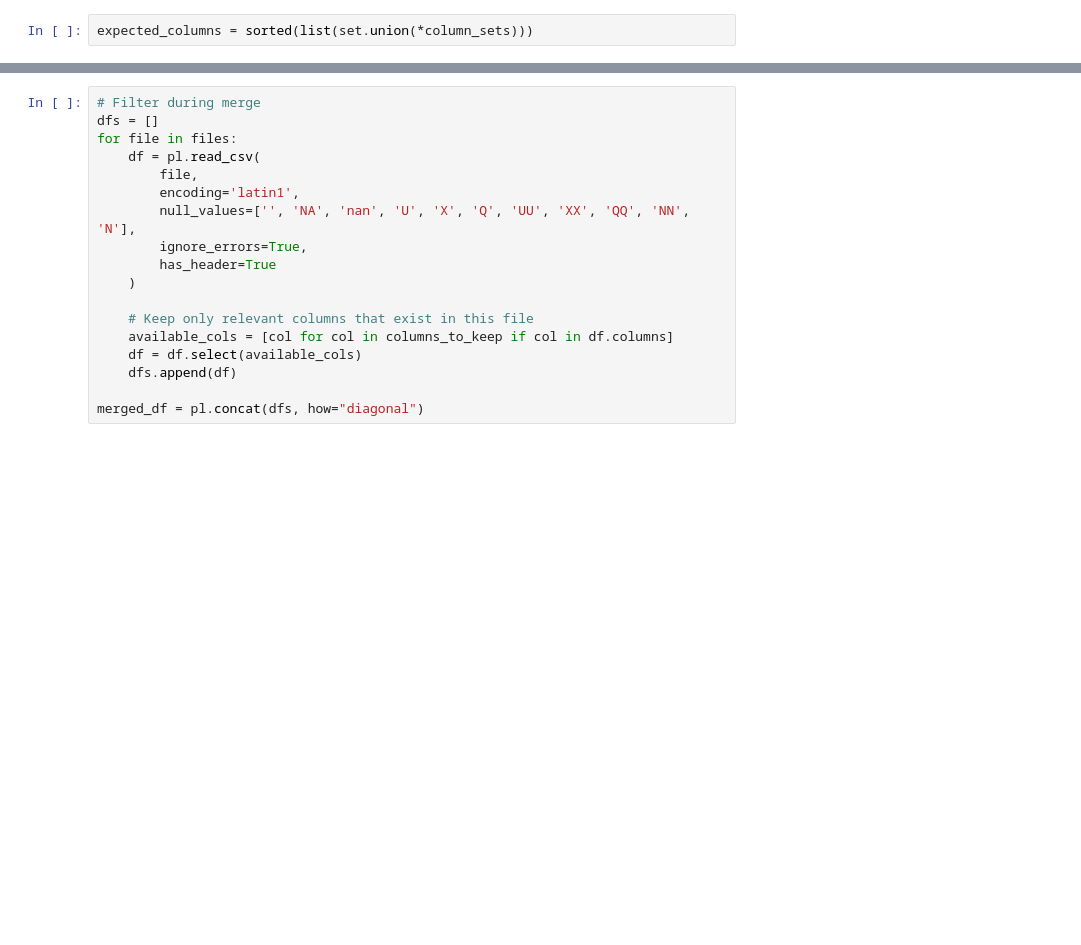
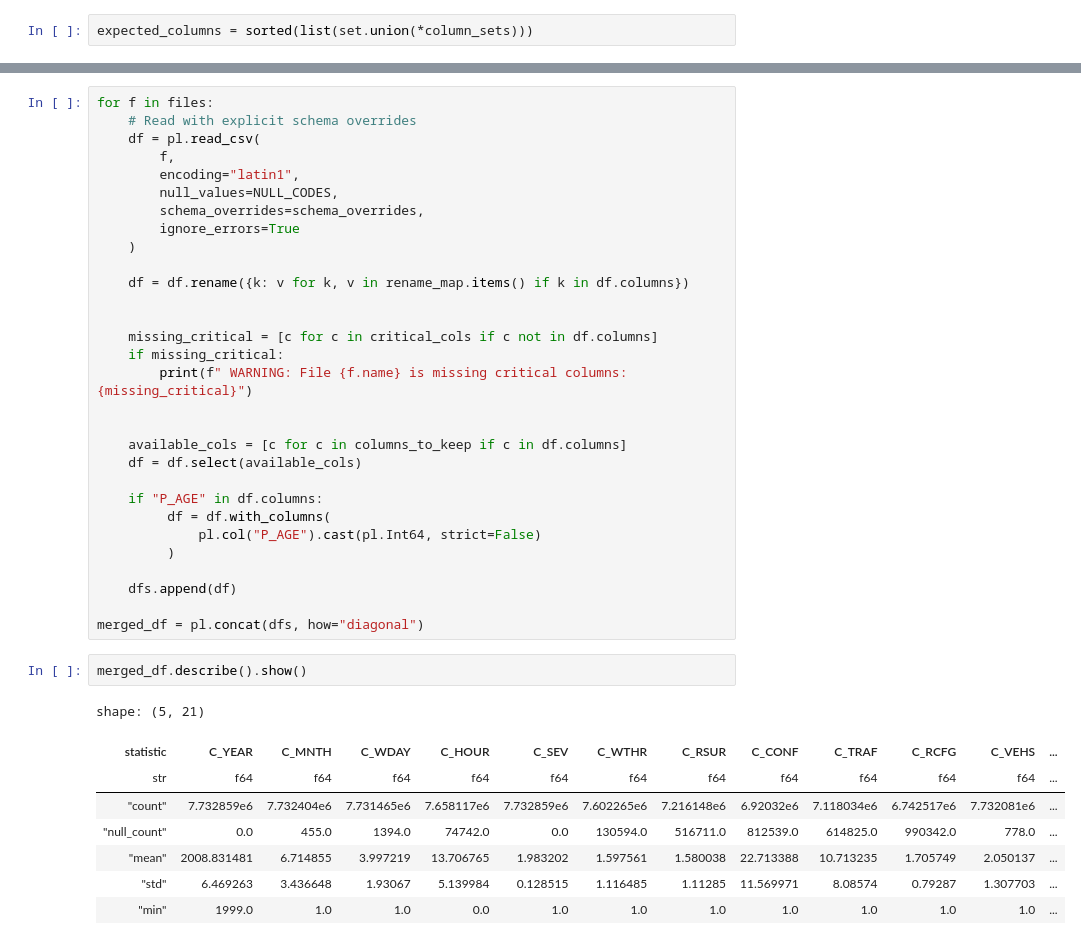
Before and after one commit to Hit-rajput/blood-supply-risk-monitor, a Jupyter notebook: notebooks/explotory_analysis_NCDB.ipynb, the cells around one changed output, grey strips where cells are left out. Drawn from its saved outputs; the diff is of its cells as text; blank space fills up the shorter version.

```diff
--- a/notebooks/explotory_analysis_NCDB.ipynb
+++ b/notebooks/explotory_analysis_NCDB.ipynb
@@ -90,19 +119,42 @@ columns_to_keep = [
 # %%
-# Filter during merge
-dfs = []
-for file in files:
+for f in files:
+    # Read with explicit schema overrides
     df = pl.read_csv(
-        file,
-        encoding='latin1',
-        null_values=['', 'NA', 'nan', 'U', 'X', 'Q', 'UU', 'XX', 'QQ', 'NN', 'N'],
-        ignore_errors=True,
-        has_header=True
+        f,
+        encoding="latin1",
+        null_values=NULL_CODES,
+        schema_overrides=schema_overrides,
+        ignore_errors=True
     )
 
-    # Keep only relevant columns that exist in this file
-    available_cols = [col for col in columns_to_keep if col in df.columns]
+    df = df.rename({k: v for k, v in rename_map.items() if k in df.columns})
+
+
+    missing_critical = [c for c in critical_cols if c not in df.columns]
+    if missing_critical:
+        print(f" WARNING: File {f.name} is missing critical columns: {missing_critical}")
+
+
+    available_cols = [c for c in columns_to_keep if c in df.columns]
     df = df.select(available_cols)
+
+    if "P_AGE" in df.columns:
+         df = df.with_columns(
+             pl.col("P_AGE").cast(pl.Int64, strict=False)
+         )
+
     dfs.append(df)
 
 merged_df = pl.concat(dfs, how="diagonal")
+# %%
+merged_df.describe().show()
+# %% [output]
+shape: (5, 21)
+| statistic | C_YEAR | C_MNTH | C_WDAY | C_HOUR | C_SEV | C_WTHR | C_RSUR | C_CONF | C_TRAF | C_RCFG | C_VEHS | ... |
+| str | f64 | f64 | f64 | f64 | f64 | f64 | f64 | f64 | f64 | f64 | f64 | ... |
+| "count" | 7.732859e6 | 7.732404e6 | 7.731465e6 | 7.658117e6 | 7.732859e6 | 7.602265e6 | 7.216148e6 | 6.92032e6 | 7.118034e6 | 6.742517e6 | 7.732081e6 | ... |
+| "null_count" | 0.0 | 455.0 | 1394.0 | 74742.0 | 0.0 | 130594.0 | 516711.0 | 812539.0 | 614825.0 | 990342.0 | 778.0 | ... |
+| "mean" | 2008.831481 | 6.714855 | 3.997219 | 13.706765 | 1.983202 | 1.597561 | 1.580038 | 22.713388 | 10.713235 | 1.705749 | 2.050137 | ... |
+| "std" | 6.469263 | 3.436648 | 1.93067 | 5.139984 | 0.128515 | 1.116485 | 1.11285 | 11.569971 | 8.08574 | 0.79287 | 1.307703 | ... |
+| "min" | 1999.0 | 1.0 | 1.0 | 0.0 | 1.0 | 1.0 | 1.0 | 1.0 | 1.0 | 1.0 | 1.0 | ... |
 # %%
```
Also changed, not shown: parts of 27 cells of this notebook.
